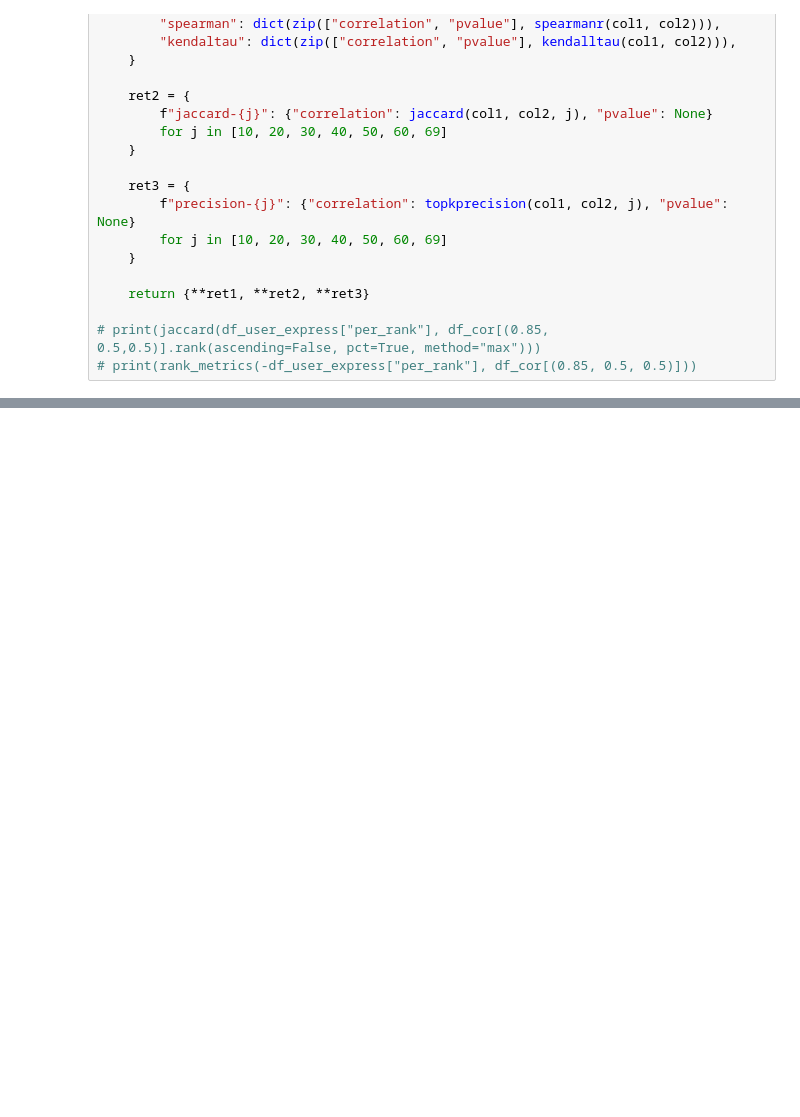
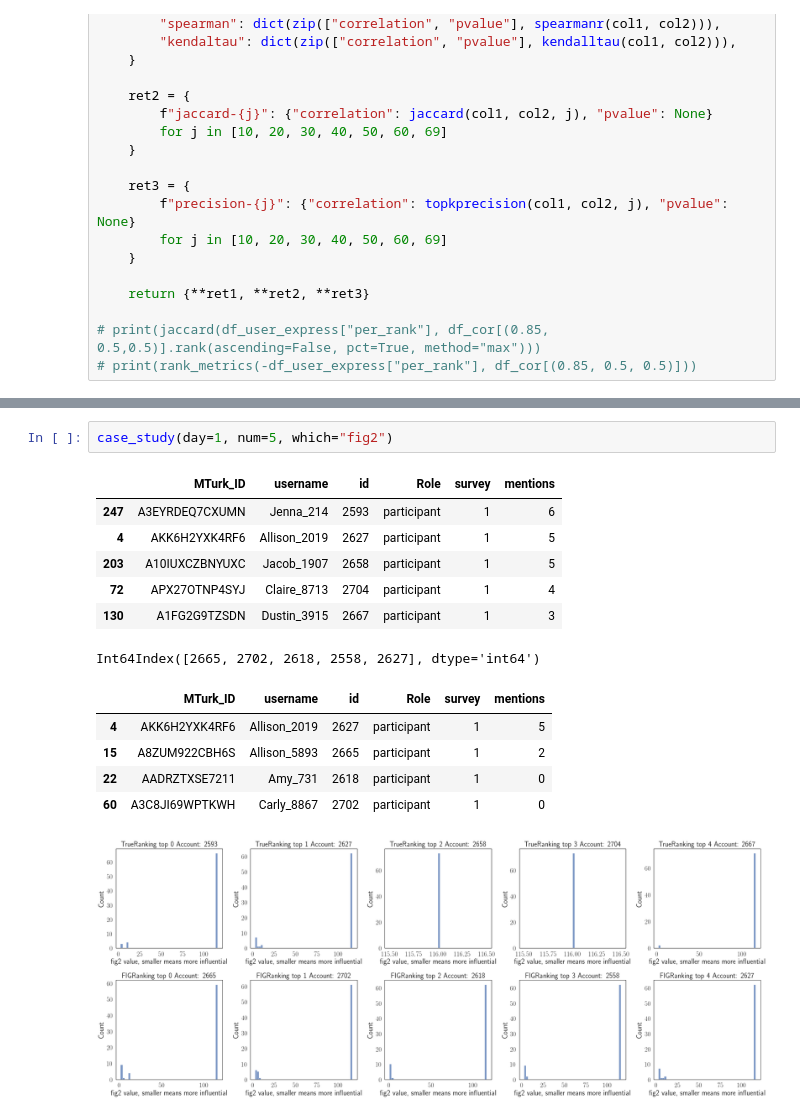
Before and after one commit to ruiliu310/dartpost-research, a Jupyter notebook: pr_results.ipynb, the cells around one changed output, grey strips where cells are left out. Cells and saved outputs as stored; diff of their text form; blank space fills up the shorter version.

```diff
--- a/pr_results.ipynb
+++ b/pr_results.ipynb
@@ -419,0 +636,16 @@ Text(0.5, 0, 'PageRank: 0 means highest, 1 means lowest')
+# %%
+case_study(day=1, num=5, which="fig2")
+# %% [output]
+|  | MTurk_ID | username | id | Role | survey | mentions |
+| 247 | A3EYRDEQ7CXUMN | Jenna_214 | 2593 | participant | 1 | 6 |
+| 4 | AKK6H2YXK4RF6 | Allison_2019 | 2627 | participant | 1 | 5 |
+| 203 | A10IUXCZBNYUXC | Jacob_1907 | 2658 | participant | 1 | 5 |
+| 72 | APX27OTNP4SYJ | Claire_8713 | 2704 | participant | 1 | 4 |
+| 130 | A1FG2G9TZSDN | Dustin_3915 | 2667 | participant | 1 | 3 |
+Int64Index([2665, 2702, 2618, 2558, 2627], dtype='int64')
+|  | MTurk_ID | username | id | Role | survey | mentions |
+| 4 | AKK6H2YXK4RF6 | Allison_2019 | 2627 | participant | 1 | 5 |
+| 15 | A8ZUM922CBH6S | Allison_5893 | 2665 | participant | 1 | 2 |
+| 22 | AADRZTXSE7211 | Amy_731 | 2618 | participant | 1 | 0 |
+| 60 | A3C8JI69WPTKWH | Carly_8867 | 2702 | participant | 1 | 0 |
+[figure, added]
```
Also changed, not shown: parts of 17 cells of this notebook, 2 other files.
